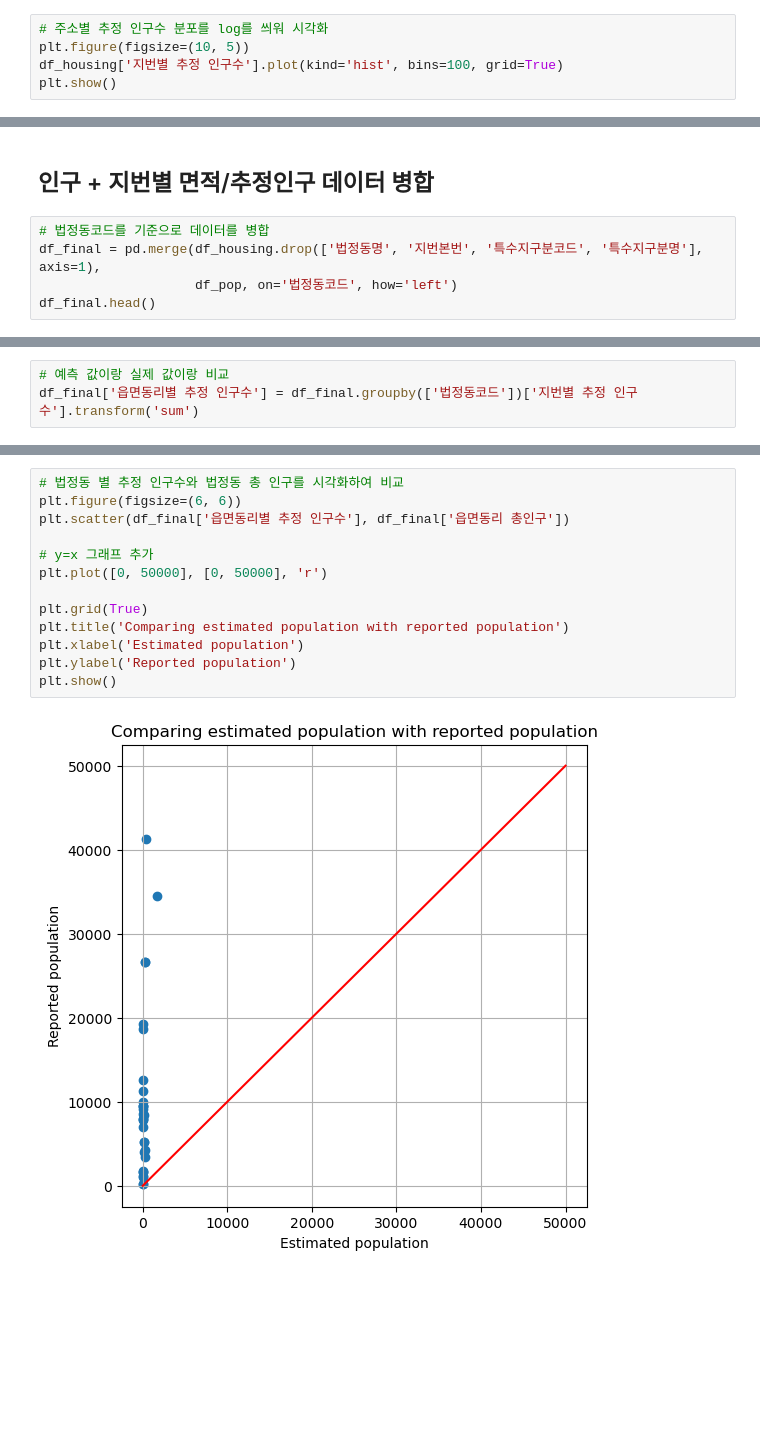
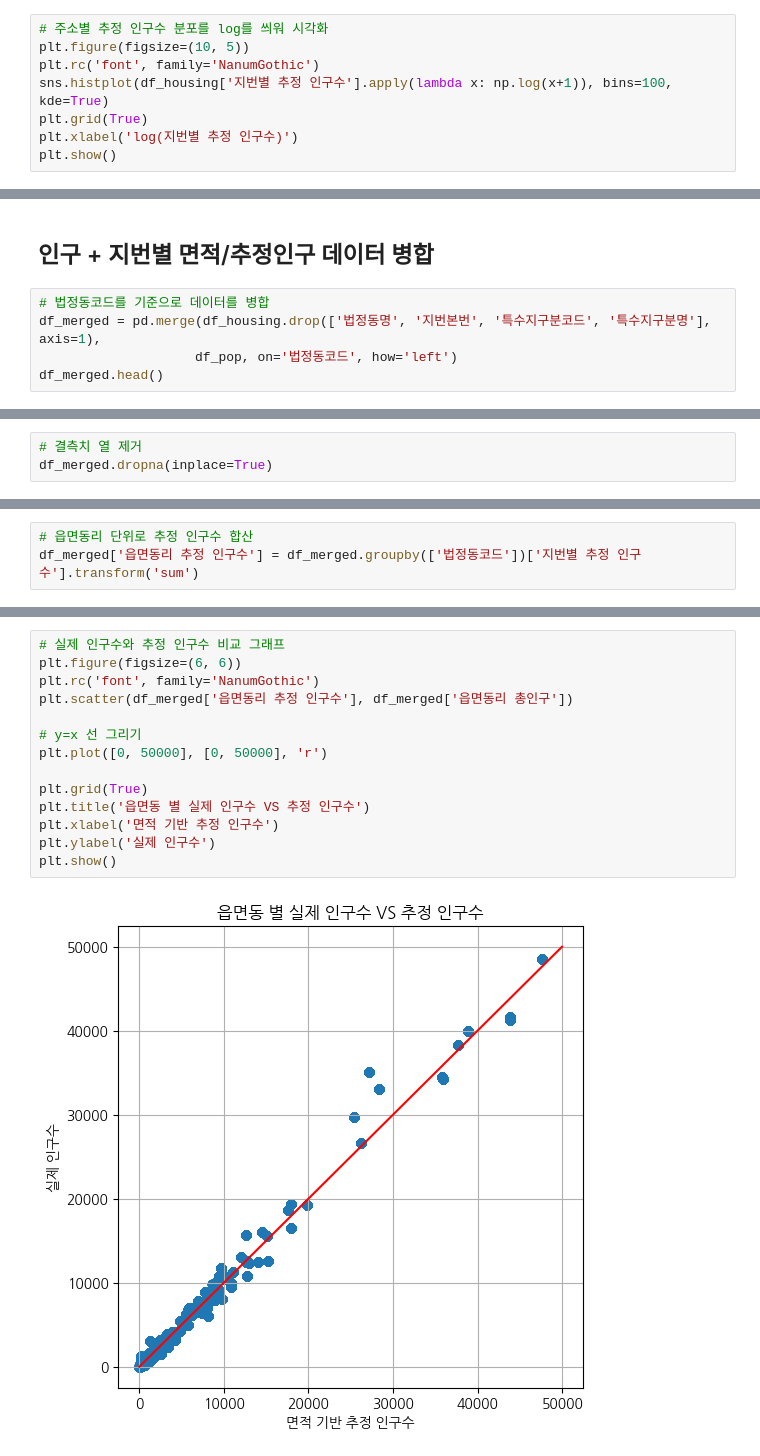
Before and after one commit to YuHan-J-Nam/Jeonnam_Banking_Desert_Analysis, a Jupyter notebook: housing_data_preprocessing.ipynb, the cells around one changed output, grey strips where cells are left out. Saved outputs shown, nothing was run; the diff lists cells and outputs as text; blank space fills up the shorter version.

```diff
--- a/housing_data_preprocessing.ipynb
+++ b/housing_data_preprocessing.ipynb
@@ -95,6 +117,9 @@ df_housing[['지번별 연면적','지번별 추정 인구수']].describe()
 # %%
 # 주소별 추정 인구수 분포를 log를 씌워 시각화
 plt.figure(figsize=(10, 5))
-df_housing['지번별 추정 인구수'].plot(kind='hist', bins=100, grid=True)
+plt.rc('font', family='NanumGothic')
+sns.histplot(df_housing['지번별 추정 인구수'].apply(lambda x: np.log(x+1)), bins=100, kde=True)
+plt.grid(True)
+plt.xlabel('log(지번별 추정 인구수)')
 plt.show()
 # %% [output]
@@ -161,8 +186,8 @@ df_pop.head()
 ## 인구 + 지번별 면적/추정인구 데이터 병합
 # %%
 # 법정동코드를 기준으로 데이터를 병합
-df_final = pd.merge(df_housing.drop(['법정동명', '지번본번', '특수지구분코드', '특수지구분명'], axis=1),
+df_merged = pd.merge(df_housing.drop(['법정동명', '지번본번', '특수지구분코드', '특수지구분명'], axis=1),
                     df_pop, on='법정동코드', how='left')
-df_final.head()
+df_merged.head()
 # %% [output]
 |  | 고유번호 | 법정동코드 | 지번 | 주소 | 지번별 연면적 | 지번별 추정 인구수 | 시도명 | 시군구명 | 읍면동명 | 리명 | 읍면동리 총인구 | ... |
@@ -173,0 +209,3 @@ df_final.head()
+# %%
+# 결측치 열 제거
+df_merged.dropna(inplace=True)
@@ -174,3 +214,3 @@ df_final.head()
 # %%
-# 예측 값이랑 실제 값이랑 비교
-df_final['읍면동리별 추정 인구수'] = df_final.groupby(['법정동코드'])['지번별 추정 인구수'].transform('sum')
+# 읍면동리 단위로 추정 인구수 합산
+df_merged['읍면동리 추정 인구수'] = df_merged.groupby(['법정동코드'])['지번별 추정 인구수'].transform('sum')
@@ -177,16 +234,17 @@ df_final['읍면동리별 추정 인구수'] = df_final.groupby(['법정동코
 # %%
-# 법정동 별 추정 인구수와 법정동 총 인구를 시각화하여 비교
+# 실제 인구수와 추정 인구수 비교 그래프
 plt.figure(figsize=(6, 6))
-plt.scatter(df_final['읍면동리별 추정 인구수'], df_final['읍면동리 총인구'])
+plt.rc('font', family='NanumGothic')
+plt.scatter(df_merged['읍면동리 추정 인구수'], df_merged['읍면동리 총인구'])
 
-# y=x 그래프 추가
+# y=x 선 그리기
 plt.plot([0, 50000], [0, 50000], 'r')
 
 plt.grid(True)
-plt.title('Comparing estimated population with reported population')
-plt.xlabel('Estimated population')
-plt.ylabel('Reported population')
+plt.title('읍면동 별 실제 인구수 VS 추정 인구수')
+plt.xlabel('면적 기반 추정 인구수')
+plt.ylabel('실제 인구수')
 plt.show()
 # %% [output]
-[figure, old version]
+[figure, new version]
 # %% [markdown]
```
Also changed, not shown: parts of 23 cells of this notebook, 1 other file.
